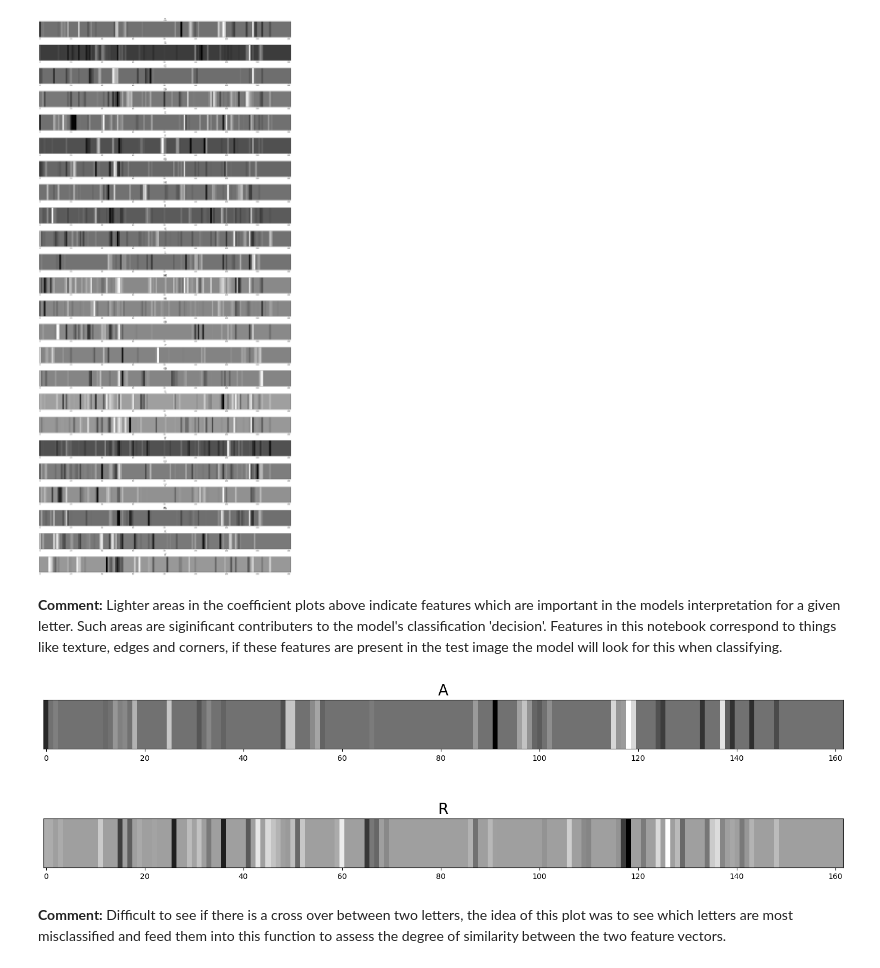
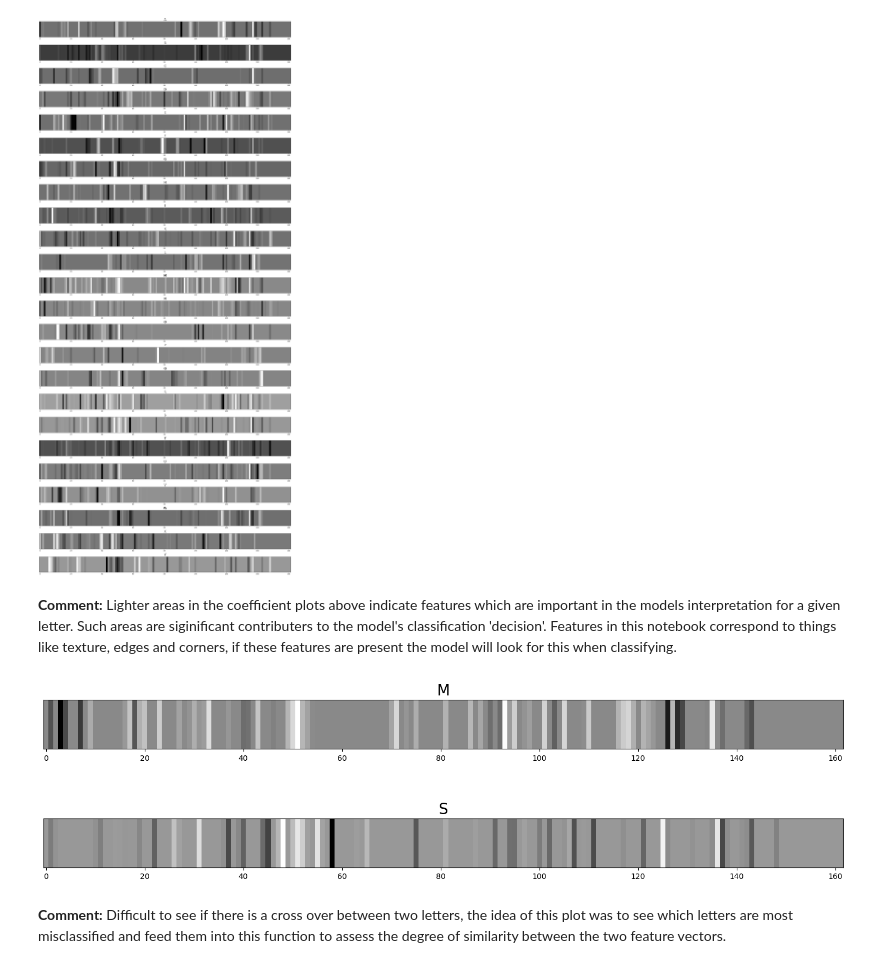
Before and after one commit to simrenbasra/Sign_Lingual, a Jupyter notebook: notebooks/02_logistic_regression/02-log-reg-feature-extraction.ipynb, the cells around one changed output. Drawn from its saved outputs; the diff is of its cells as text; code cells hidden in the pictures.

```diff
--- a/notebooks/02_logistic_regression/02-log-reg-feature-extraction.ipynb
+++ b/notebooks/02_logistic_regression/02-log-reg-feature-extraction.ipynb
@@ -61,8 +58,6 @@ import math
-# %%
-# X  = joblib.load( '/content/drive/My Drive/Colab Notebooks/Capstone/my_files/X.pkl' )
-# y = joblib.load( '/content/drive/My Drive/Colab Notebooks/Capstone/my_files/y.pkl' )
-X  = joblib.load( '../../model/my_files/X.pkl' )
-y = joblib.load( '../../model/my_files/y.pkl' )
+# %%
+X  = joblib.load( '../../data/my_data/X.pkl' )
+y = joblib.load( '../../data/my_data/y.pkl' )
 # %%
 alphabet = ['a','b','c','d','e','f','g','h','i','k','l','m','n','o','p','q','r','s','t','u','v','w','x','y']
 unique_values, value_counts = np.unique(y, return_counts=True)
@@ -294,8 +295,7 @@ joblib.dump(my_model, '../../model/my_files/my_log_reg_with_fe.pkl')
-# %%
-# Google Drive : "/content/drive/My Drive/Colab Notebooks/Capstone/my_files/my_log_reg_with_fe.pkl"
-my_log_reg = joblib.load('../../model/my_files/my_log_reg_with_fe.pkl')
 # %% [markdown]
 ## Model Evaluation
 # %% [markdown]
 ### Confusion Matrix
+# %%
+my_final_model = joblib.load('../../model/my_models/log_reg_with_fe.pkl')
 # %%
@@ -334,13 +340,13 @@ plt.show()
 [figure]
 # %% [markdown]
 **Comment:**
-Lighter areas in the coefficient plots above indicate features which are important in the models interpretation for a given letter. Such areas are siginificant contributers to the model's classification 'decision'. Features in this notebook correspond to things like texture, edges and corners, if these features are present in the test image the model will look for this when classifying.
+Lighter areas in the coefficient plots above indicate features which are important in the models interpretation for a given letter. Such areas are siginificant contributers to the model's classification 'decision'. Features in this notebook correspond to things like texture, edges and corners, if these features are present the model will look for this when classifying.
 # %%
 # Using confusion matrix identify two letters where misclassification occurs
 # Assess vectors side by side to see if the coefficient vectors are similar
-assess_coef(my_log_reg.coef_, 'a', 'r')
+assess_coef(my_final_model.coef_, 'm', 'S')
 # %% [output]
-[figure, old version]
+[figure, new version]
 # %% [markdown]
 **Comment:**
 Difficult to see if there is a cross over between two letters, the idea of this plot was to see which letters are most misclassified and feed them into this function to assess the degree of similarity between the two feature vectors.
```
Also changed, not shown: parts of 27 cells of this notebook.
